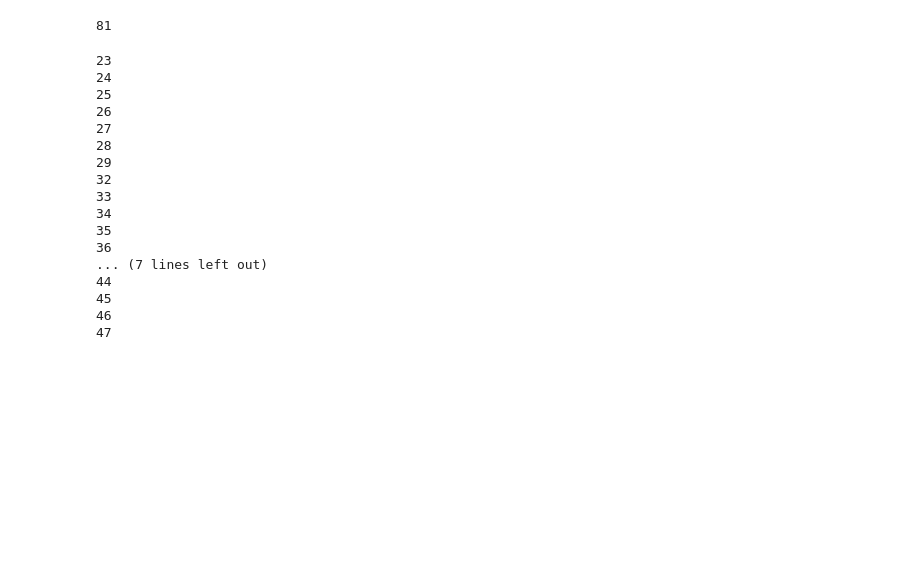
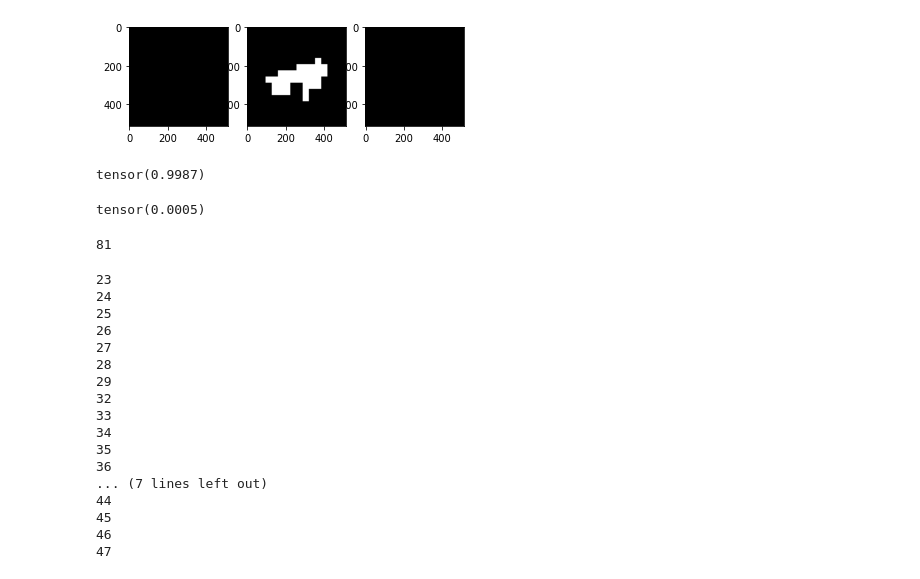
Before and after one commit to s0ran/3D_Transformer_for_lung_cancer, a Jupyter notebook: script/notebook.ipynb, the cells around one changed output. Drawn from its saved outputs; the diff is of its cells as text; code cells hidden in the pictures; blank space fills up the shorter version.

```diff
--- a/script/notebook.ipynb
+++ b/script/notebook.ipynb
@@ -28,0 +25,14 @@ loader=DataLoader(patch_provider,batch_size=1)
+# %%
+label=list(labels.values())[0]
+# %%
+model=model.to(torch.device("cuda:0"))
+image=image.to(torch.device("cuda:0"))
+# %%
+for image,labels in loader:
+    label=list(labels.values())[0]
+    if label[0,0].max()>0:
+        break
+# %%
+#image=image.to(torch.device("cuda:0"))
+predict=model(image).cpu().detach()
+image=image.cpu().detach()
@@ -29,3 +112,20 @@ loader=DataLoader(patch_provider,batch_size=1)
+# %%
+depth=220
+fig,axs=plt.subplots(1,3)
+axs[0].imshow(image[0,0,depth],cmap="gray")
+axs[1].imshow(predict[0,0,depth],cmap="gray")
+axs[2].imshow(label[0,0,depth],cmap="gray")
+fig.show()
+# %% [output]
+[figure, added]
+# %%
+DiceLoss(predict,labels)
+# %% [output]
+tensor(0.9987)
+# %%
+DSC(torch.where(predict>0.5,1,0),labels)
+# %% [output]
+tensor(0.0005)
 # %%
 i=0
 cancers=[]
```
Also changed, not shown: parts of 18 cells of this notebook, 6 other files.
